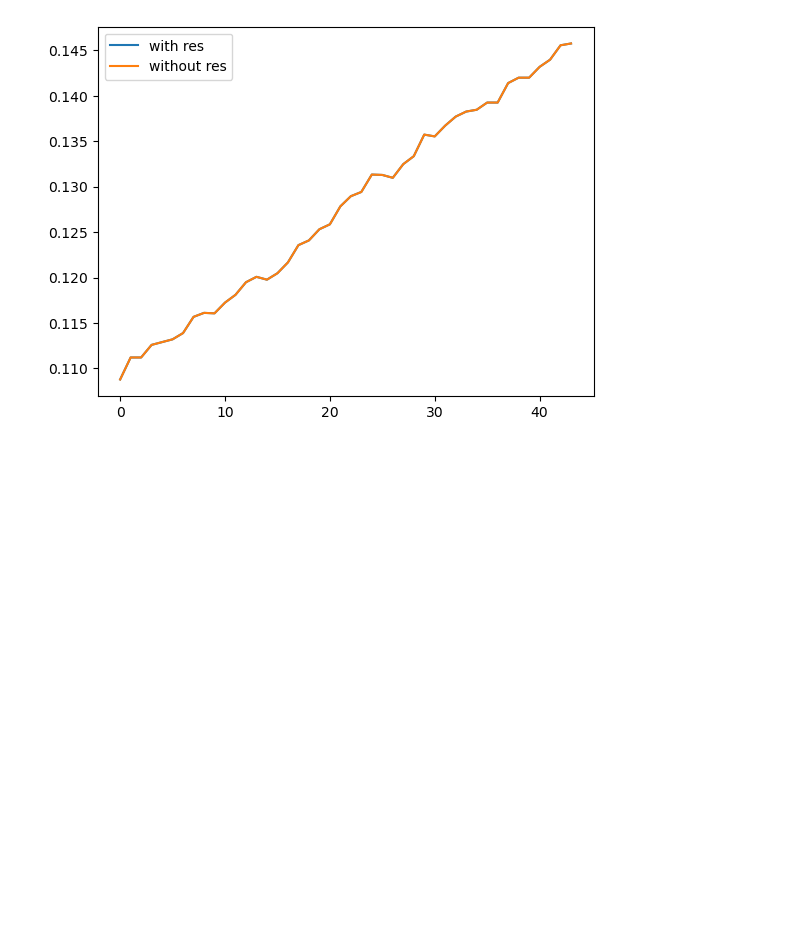
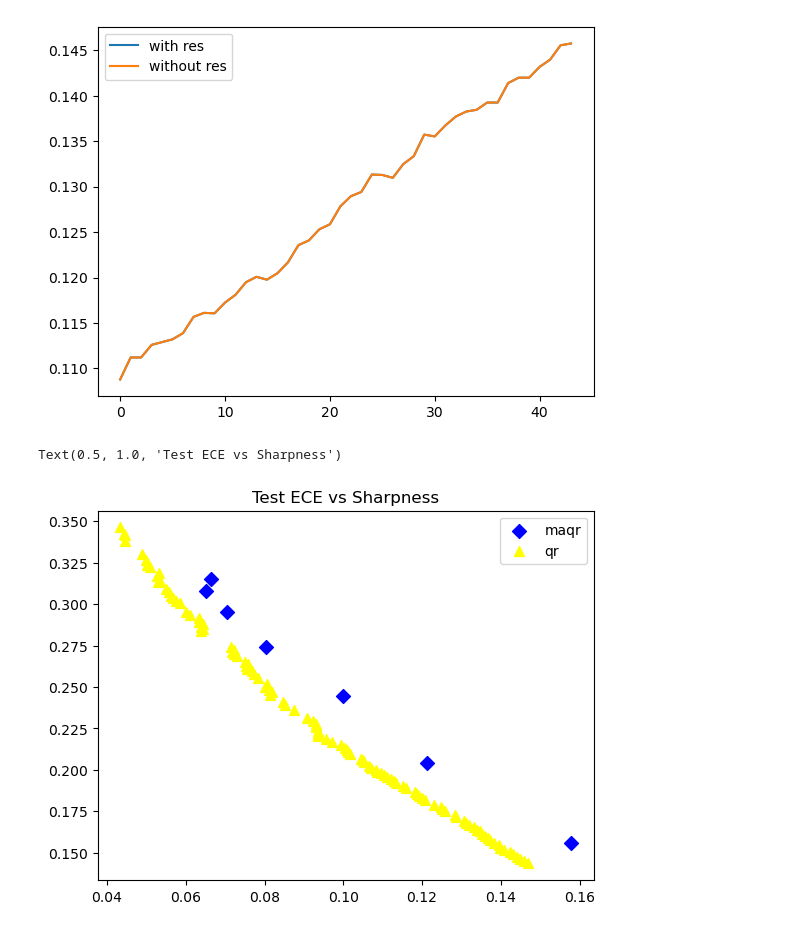
Before and after one commit to Zyxleo123/calibrated-quantile-uq, a Jupyter notebook: test.ipynb, the cells around one changed output. Cells and saved outputs as stored; diff of their text form; code cells hidden in the pictures; blank space fills up the shorter version.

```diff
--- a/test.ipynb
+++ b/test.ipynb
@@ -195,3 +195,22 @@ plt.legend()
 # %% [output]
 <matplotlib.legend.Legend at 0x...>
 [figure]
+# %%
+from plots.plot_utils import load_pickle
+import matplotlib.pyplot as plt
+import os
+result_prefix = os.path.join(os.environ['SCRATCH'], 'results', 'lump')
+dataset = 'concrete'
+hyper = 'nl-1_hs-32'
+
+pkl_maqr = load_pickle(os.path.join(result_prefix, dataset, hyper, f"{dataset}_lossmaqr_ens1_bootFalse_resTrue_lnFalse_bnFalse_dr0.0_lr0.001_bs64_{hyper.replace('-', '')}_1.pkl"))
+pkl_qr = load_pickle(os.path.join(result_prefix, dataset, hyper, f"{dataset}_lossbatch_qr_ens1_bootFalse_resTrue_lnFalse_bnFalse_dr0.0_lr0.001_bs64_{hyper.replace('-', '')}_1.pkl"))
+# concrete_lossmaqr_ens1_bootFalse_resTrue_lnFalse_bnFalse_dr0.0_lr0.001_bs64_nl1_hs32_1.pkl
+# %%
+plt.scatter(pkl_maqr['te_ece_controlled'], pkl_maqr['te_sharp_score_controlled'], label='maqr', marker='D', color='blue', s=50)
+plt.scatter(pkl_qr['te_ece_controlled'], pkl_qr['te_sharp_score_controlled'], label='qr', marker='^', color='yellow', s=50)
+plt.legend()
+plt.title('Test ECE vs Sharpness')
+# %% [output]
+Text(0.5, 1.0, 'Test ECE vs Sharpness')
+[figure, added]
```
Also changed, not shown: parts of 4 cells of this notebook, 2 other files.
